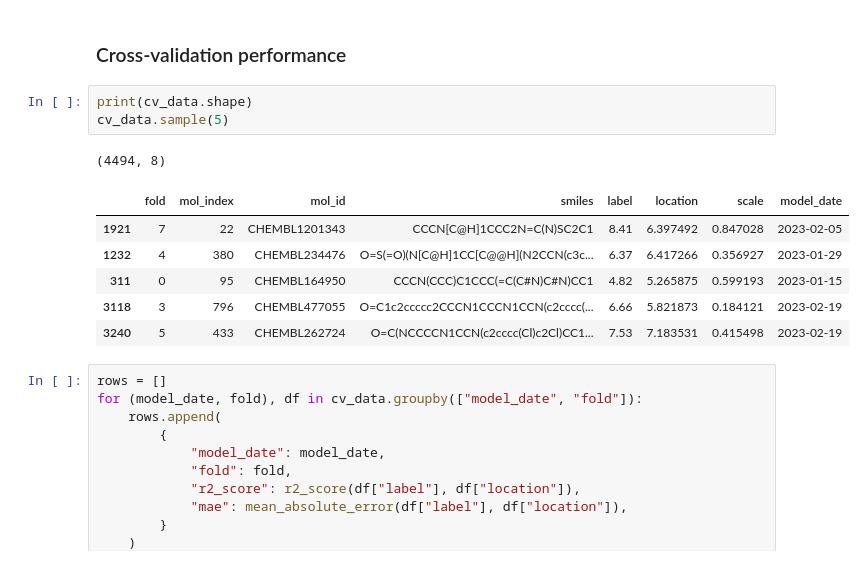
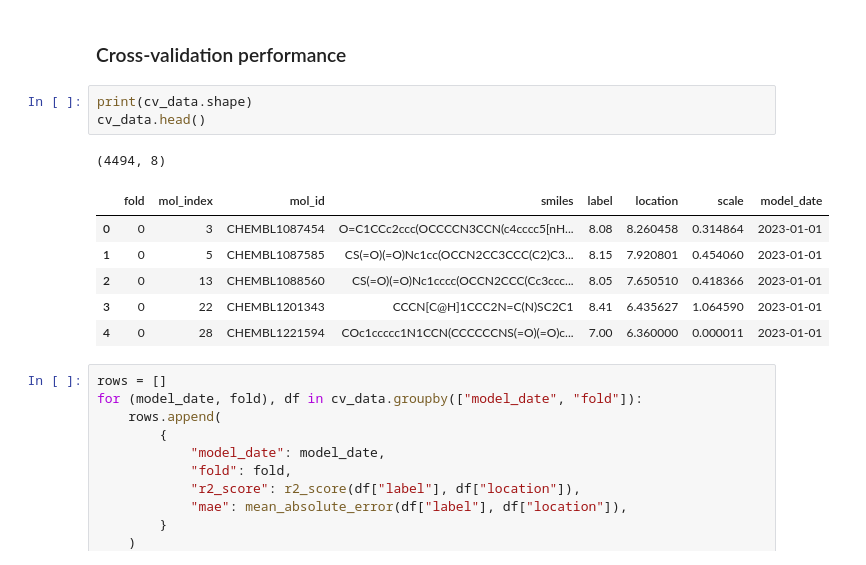
Before and after one commit to skearnes/ocla, a Jupyter notebook: jupyter/example.ipynb, the cells around one changed output. Drawn from its saved outputs; the diff is of its cells as text.

```diff
--- a/jupyter/example.ipynb
+++ b/jupyter/example.ipynb
@@ -150,15 +150,15 @@ calibration_data = pd.concat(results["calibration_data"], ignore_index=True)
 ### Cross-validation performance
 # %%
 print(cv_data.shape)
-cv_data.sample(5)
+cv_data.head()
 # %% [output]
 (4494, 8)
 |  | fold | mol_index | mol_id | smiles | label | location | scale | model_date |
-| 1921 | 7 | 22 | CHEMBL1201343 | CCCN[C@H]1CCC2N=C(N)SC2C1 | 8.41 | 6.397492 | 0.847028 | 2023-02-05 |
-| 1232 | 4 | 380 | CHEMBL234476 | O=S(=O)(N[C@H]1CC[C@@H](N2CCN(c3c... | 6.37 | 6.417266 | 0.356927 | 2023-01-29 |
-| 311 | 0 | 95 | CHEMBL164950 | CCCN(CCC)C1CCC(=C(C#N)C#N)CC1 | 4.82 | 5.265875 | 0.599193 | 2023-01-15 |
-| 3118 | 3 | 796 | CHEMBL477055 | O=C1c2ccccc2CCCN1CCCN1CCN(c2cccc(... | 6.66 | 5.821873 | 0.184121 | 2023-02-19 |
-| 3240 | 5 | 433 | CHEMBL262724 | O=C(NCCCCN1CCN(c2cccc(Cl)c2Cl)CC1... | 7.53 | 7.183531 | 0.415498 | 2023-02-19 |
+| 0 | 0 | 3 | CHEMBL1087454 | O=C1CCc2ccc(OCCCCN3CCN(c4cccc5[nH... | 8.08 | 8.260458 | 0.314864 | 2023-01-01 |
+| 1 | 0 | 5 | CHEMBL1087585 | CS(=O)(=O)Nc1cc(OCCN2CC3CCC(C2)C3... | 8.15 | 7.920801 | 0.454060 | 2023-01-01 |
+| 2 | 0 | 13 | CHEMBL1088560 | CS(=O)(=O)Nc1cccc(OCCN2CCC(Cc3ccc... | 8.05 | 7.650510 | 0.418366 | 2023-01-01 |
+| 3 | 0 | 22 | CHEMBL1201343 | CCCN[C@H]1CCC2N=C(N)SC2C1 | 8.41 | 6.435627 | 1.064590 | 2023-01-01 |
+| 4 | 0 | 28 | CHEMBL1221594 | COc1ccccc1N1CCN(CCCCCCNS(=O)(=O)c... | 7.00 | 6.360000 | 0.000011 | 2023-01-01 |
 # %%
 rows = []
 for (model_date, fold), df in cv_data.groupby(["model_date", "fold"]):
```
Also changed, not shown: parts of 5 cells of this notebook.
